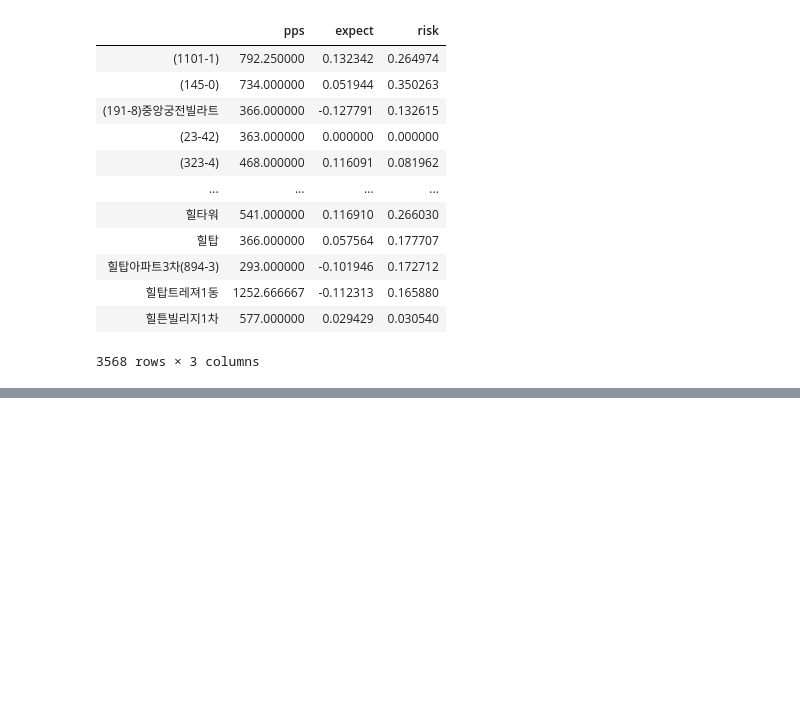
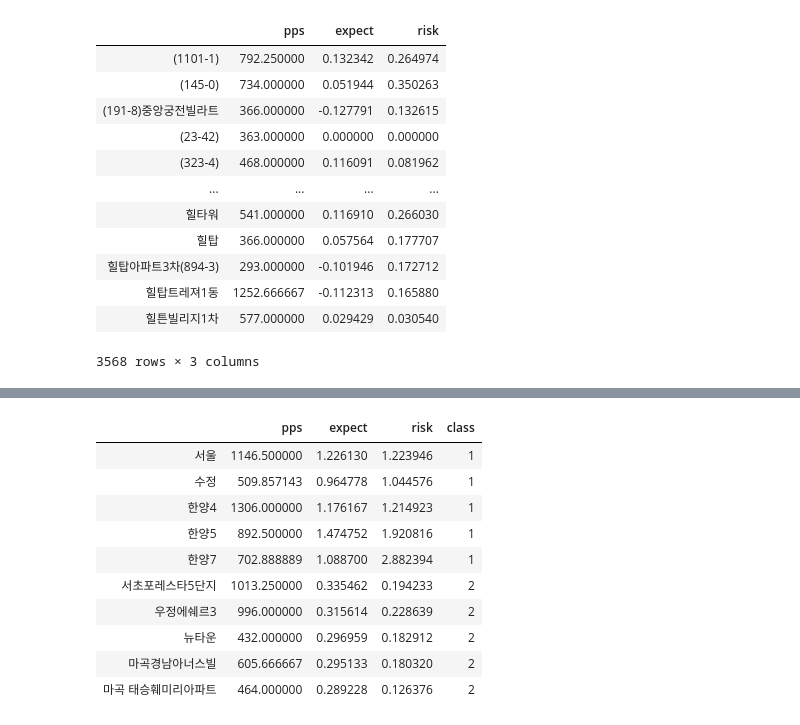
Before and after one commit to h0n9670/ApartmentPrice, a Jupyter notebook: Analysis_Prediction_Python/K_20200415_ExpectedReturnRist.ipynb, the cells around one changed output, grey strips where cells are left out. Saved outputs shown, nothing was run; the diff lists cells and outputs as text; code cells hidden in the pictures; blank space fills up the shorter version.

```diff
--- a/Analysis_Prediction_Python/K_20200415_ExpectedReturnRist.ipynb
+++ b/Analysis_Prediction_Python/K_20200415_ExpectedReturnRist.ipynb
@@ -140,0 +229,15 @@ Name: 힐탑, dtype: float64
+# %%
+sum_per = pd.concat([first_per,second_per])
+sum_per
+# %% [output]
+|  | pps | expect | risk | class |
+| 서울 | 1146.500000 | 1.226130 | 1.223946 | 1 |
+| 수정 | 509.857143 | 0.964778 | 1.044576 | 1 |
+| 한양4 | 1306.000000 | 1.176167 | 1.214923 | 1 |
+| 한양5 | 892.500000 | 1.474752 | 1.920816 | 1 |
+| 한양7 | 702.888889 | 1.088700 | 2.882394 | 1 |
+| 서초포레스타5단지 | 1013.250000 | 0.335462 | 0.194233 | 2 |
+| 우정에쉐르3 | 996.000000 | 0.315614 | 0.228639 | 2 |
+| 뉴타운 | 432.000000 | 0.296959 | 0.182912 | 2 |
+| 마곡경남아너스빌 | 605.666667 | 0.295133 | 0.180320 | 2 |
+| 마곡 태승훼미리아파트 | 464.000000 | 0.289228 | 0.126376 | 2 |
```
Also changed, not shown: parts of 28 cells of this notebook.
